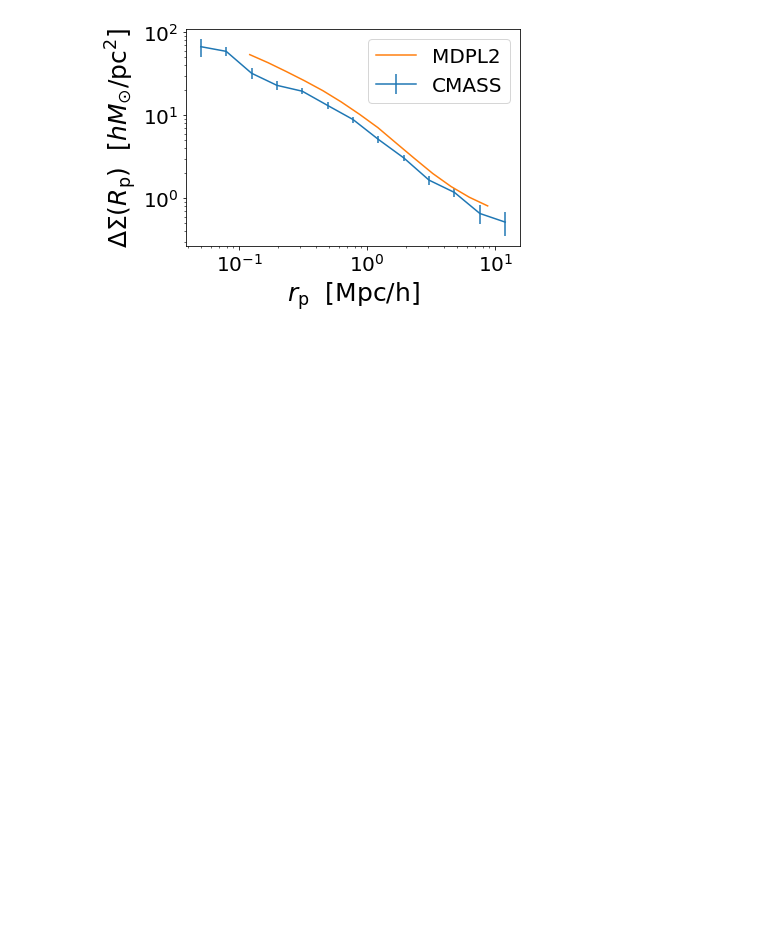
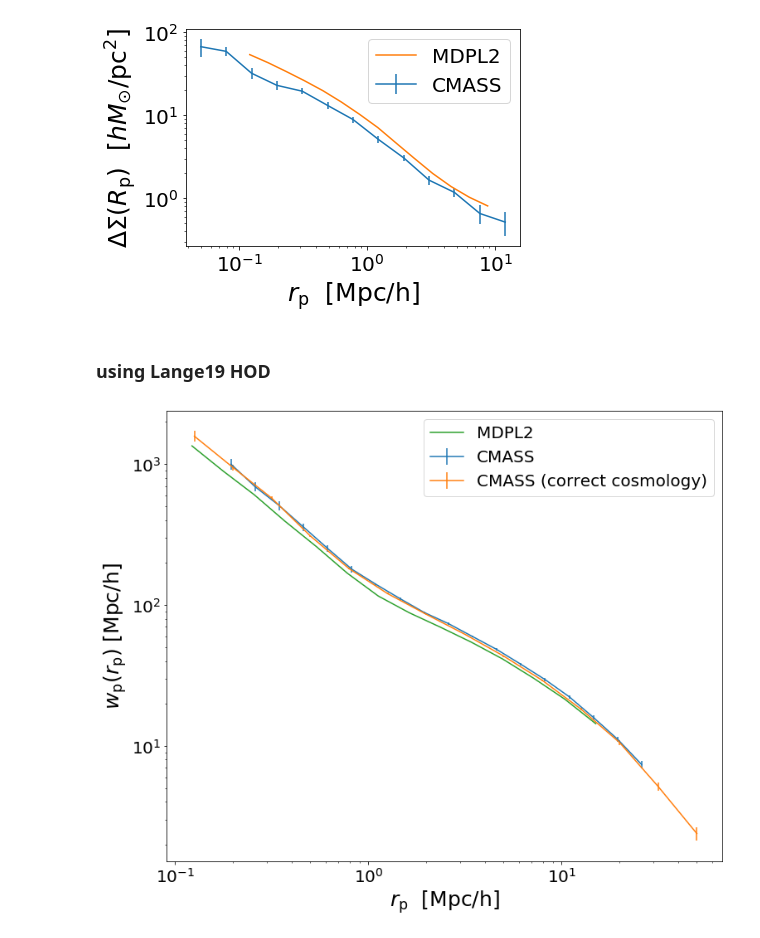
Before and after one commit to f-ardila/baryonic_effects, a Jupyter notebook: CMASS/cmass.ipynb, the cells around one changed output. Drawn from its saved outputs; the diff is of its cells as text; code cells hidden in the pictures; blank space fills up the shorter version.

```diff
--- a/CMASS/cmass.ipynb
+++ b/CMASS/cmass.ipynb
@@ -369,3 +296,24 @@ plt.legend(loc='best', fontsize=20)
 plt.show()
 # %% [output]
 [figure]
+# %% [markdown]
+### using Lange19 HOD
+# %%
+Lange19model_instance = Lange19_HOD_model(redshift = redshift, cosmology=Planck15, secondary_haloprop_key='halo_nfw_conc') #, conc_mass_model = 'dutton_maccio14')
+
+model_instance.param_dict['logMmin'] = 13.031
+model_instance.param_dict['sigma_logM'] = 0.38
+model_instance.param_dict['logM0'] = 13.27
+model_instance.param_dict['logM1'] = 14.08
+model_instance.param_dict['alpha'] = 0.76
+#params from https://ui.adsabs.harvard.edu/abs/2014MNRAS.444..476R/abstract
+
+model_instance.populate_mock(halo_catalog)
+# %%
+x = model_instance.mock.galaxy_table['x']
+y = model_instance.mock.galaxy_table['y']
+z = model_instance.mock.galaxy_table['z']
+galaxy_positions = return_xyz_formatted_array(x, y, z,
+                                              velocity_distortion_dimension ='z',
+                                              velocity = model_instance.mock.galaxy_table['vz'],
+                                             redshift = redshift, cosmology = Planck15, period =period)
@@ -371,0 +326,24 @@ plt.show()
+# %%
+pi_max = 80. #80 h−1 Mpc in Reid et al. https://arxiv.org/pdf/1404.3742.pdf comoving distances
+rp_bins = np.logspace(-1,1.25,15)
+rp_bin_centers = (rp_bins[:-1] + rp_bins[1:])/2.
+
+
+wp_all = wp(galaxy_positions, rp_bins, pi_max, period=model_instance.mock.Lbox, num_threads='max')
+# %%
+plt.figure(figsize=[12,10])
+plt.errorbar(wp_data['rp'],wp_data['wp'], yerr = wp_data['wp_err'], label='CMASS')
+plt.errorbar(wp_correct_cosmology_data['rp'],wp_correct_cosmology_data['wp'], yerr = wp_correct_cosmology_data['wp_err'], label='CMASS (correct cosmology)')
+
+plt.plot(rp_bin_centers, wp_all, label=r'MDPL2')
+
+plt.loglog()
+plt.xticks(fontsize=20)
+plt.yticks(fontsize=20)
+plt.xlabel(r'$r_{\rm p} $  $\rm{[Mpc/h]}$', fontsize=25)
+plt.ylabel(r'$w_{\rm p}(r_{\rm p})$ $\rm{[Mpc/h]}$', fontsize=25)
+# plt.title(r'$M_{\ast} > 10^{10.25}M_{\odot}$', fontsize=20)
+plt.legend(loc='best', fontsize=20)
+plt.show()
+# %% [output]
+[figure, added]
```
Also changed, not shown: parts of 17 cells of this notebook.
